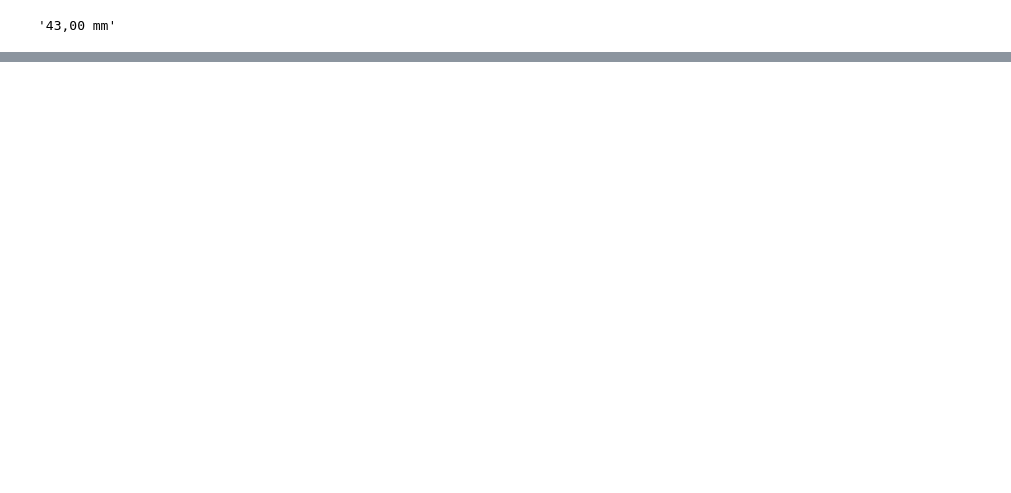
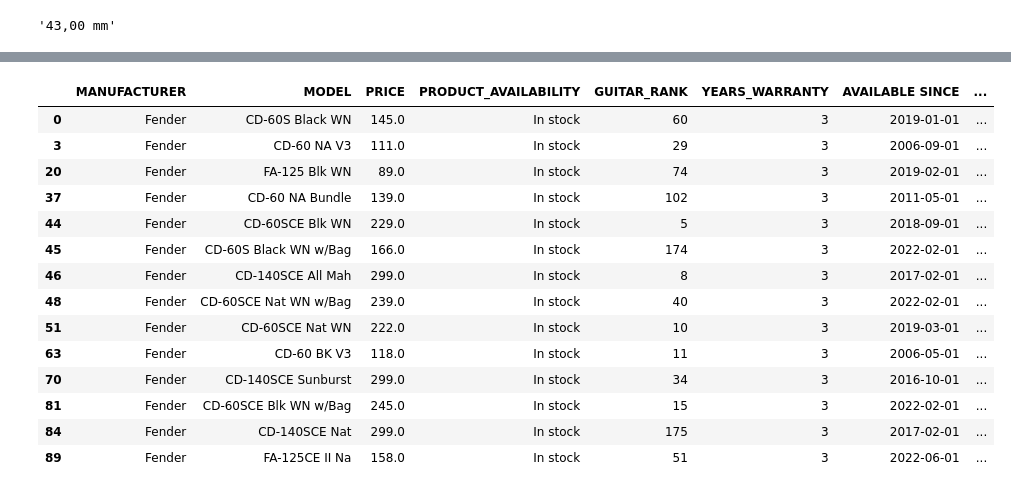
Before and after one commit to Aneesh-Kalita-10617414/Programming_CA1_Python_Data_Acquisition_Preprocessing_Pipeline, a Jupyter notebook: Webscraping.ipynb, the cells around one changed output, grey strips where cells are left out. Drawn from its saved outputs; the diff is of its cells as text; code cells hidden in the pictures; blank space fills up the shorter version.

```diff
--- a/Webscraping.ipynb
+++ b/Webscraping.ipynb
@@ -433,4 +371,4 @@ for index,value in enumerate(df['PRICE']):
         if ',' in value:
              df['PRICE'].replace(value, value.replace(',',''), inplace= True)
 # %%
-df['PRICE'].astype('float')
+df['PRICE']=df['PRICE'].astype('float')
@@ -460,2 +391,9 @@ df['NUT WIDTH IN MM'][0]
+# %%
+for index,value in enumerate(df['NUT WIDTH IN MM']):
+        if (',' or 'mm') in value:
+            value_new=value.replace(',','').removesuffix(' mm')
+            df['NUT WIDTH IN MM'].replace(value, value_new, inplace= True)
+# %%
+df['NUT WIDTH IN MM']=df['NUT WIDTH IN MM'].astype('int')
 # %%
 df['AVAILABLE SINCE']=pd.to_datetime(df['AVAILABLE SINCE'])
@@ -461,0 +420,2 @@ df['AVAILABLE SINCE']=pd.to_datetime(df['AVAILABLE SINCE'])
+# %%
+df.dropna(axis=0, inplace= True)
@@ -461,0 +490,18 @@ df['AVAILABLE SINCE']=pd.to_datetime(df['AVAILABLE SINCE'])
+# %%
+df[df['MANUFACTURER']=='Fender']
+# %% [output]
+|  | MANUFACTURER | MODEL | PRICE | PRODUCT_AVAILABILITY | GUITAR_RANK | YEARS_WARRANTY | AVAILABLE SINCE | ... |
+| 0 | Fender | CD-60S Black WN | 145.0 | In stock | 60 | 3 | 2019-01-01 | ... |
+| 3 | Fender | CD-60 NA V3 | 111.0 | In stock | 29 | 3 | 2006-09-01 | ... |
+| 20 | Fender | FA-125 Blk WN | 89.0 | In stock | 74 | 3 | 2019-02-01 | ... |
+| 37 | Fender | CD-60 NA Bundle | 139.0 | In stock | 102 | 3 | 2011-05-01 | ... |
+| 44 | Fender | CD-60SCE Blk WN | 229.0 | In stock | 5 | 3 | 2018-09-01 | ... |
+| 45 | Fender | CD-60S Black WN w/Bag | 166.0 | In stock | 174 | 3 | 2022-02-01 | ... |
+| 46 | Fender | CD-140SCE All Mah | 299.0 | In stock | 8 | 3 | 2017-02-01 | ... |
+| 48 | Fender | CD-60SCE Nat WN w/Bag | 239.0 | In stock | 40 | 3 | 2022-02-01 | ... |
+| 51 | Fender | CD-60SCE Nat WN | 222.0 | In stock | 10 | 3 | 2019-03-01 | ... |
+| 63 | Fender | CD-60 BK V3 | 118.0 | In stock | 11 | 3 | 2006-05-01 | ... |
+| 70 | Fender | CD-140SCE Sunburst | 299.0 | In stock | 34 | 3 | 2016-10-01 | ... |
+| 81 | Fender | CD-60SCE Blk WN w/Bag | 245.0 | In stock | 15 | 3 | 2022-02-01 | ... |
+| 84 | Fender | CD-140SCE Nat | 299.0 | In stock | 175 | 3 | 2017-02-01 | ... |
+| 89 | Fender | FA-125CE II Na | 158.0 | In stock | 51 | 3 | 2022-06-01 | ... |
```
Also changed, not shown: parts of 21 cells of this notebook.
